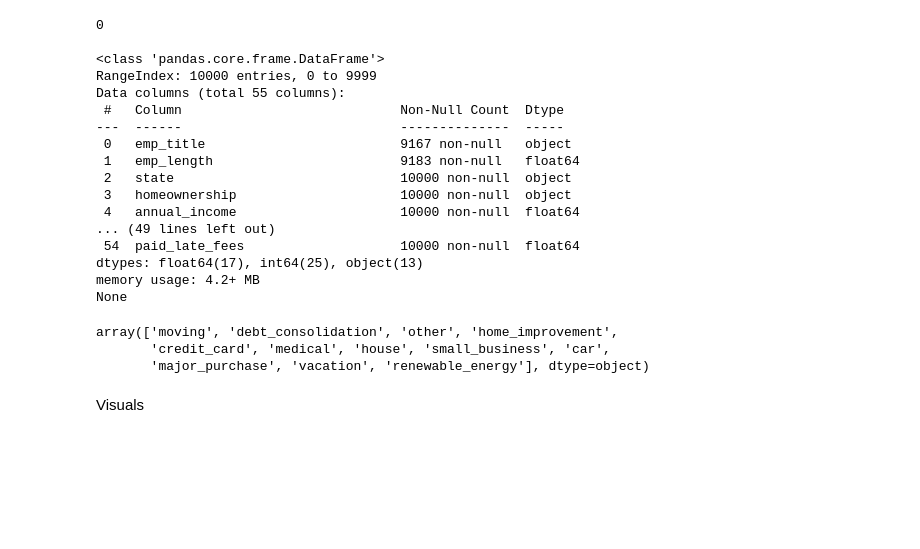
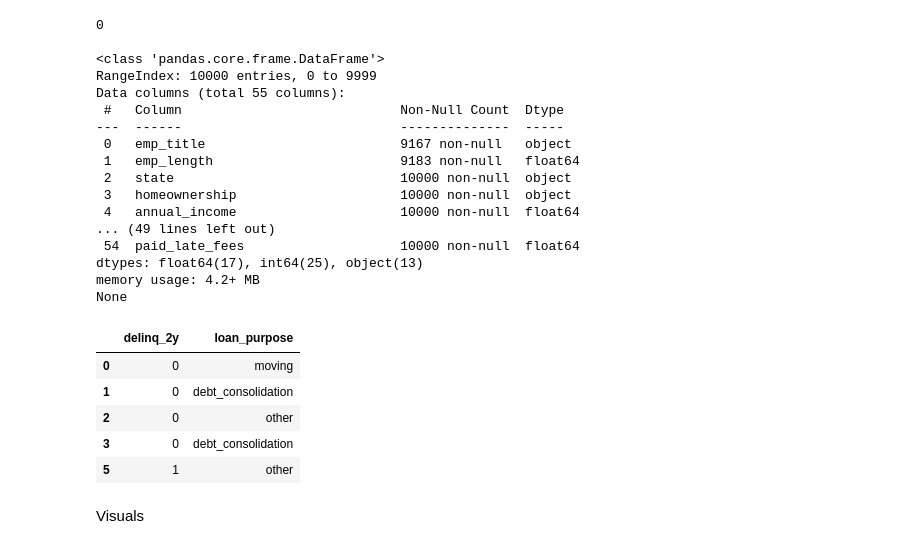
Before and after one commit to Royst97/DSRP_Roy, a Jupyter notebook: DSRP_2026_Royston.ipynb, the cells around one changed output. Saved outputs shown, nothing was run; the diff lists cells and outputs as text; code cells hidden in the pictures; blank space fills up the shorter version.

```diff
--- a/DSRP_2026_Royston.ipynb
+++ b/DSRP_2026_Royston.ipynb
@@ -96,11 +96,14 @@ None
 # %%
 solo_income_df = df[df["annual_income_joint"].isna()]
 # %%
-solo_income_df["loan_purpose"].unique()
+solo_income_df[["delinq_2y", "loan_purpose"]].head()
 # %% [output]
-array(['moving', 'debt_consolidation', 'other', 'home_improvement',
-       'credit_card', 'medical', 'house', 'small_business', 'car',
-       'major_purchase', 'vacation', 'renewable_energy'], dtype=object)
+|  | delinq_2y | loan_purpose |
+| 0 | 0 | moving |
+| 1 | 0 | debt_consolidation |
+| 2 | 0 | other |
+| 3 | 0 | debt_consolidation |
+| 5 | 1 | other |
 # %% [markdown]
 Visuals
 # %%
```
Also changed, not shown: parts of 1 cell of this notebook.
